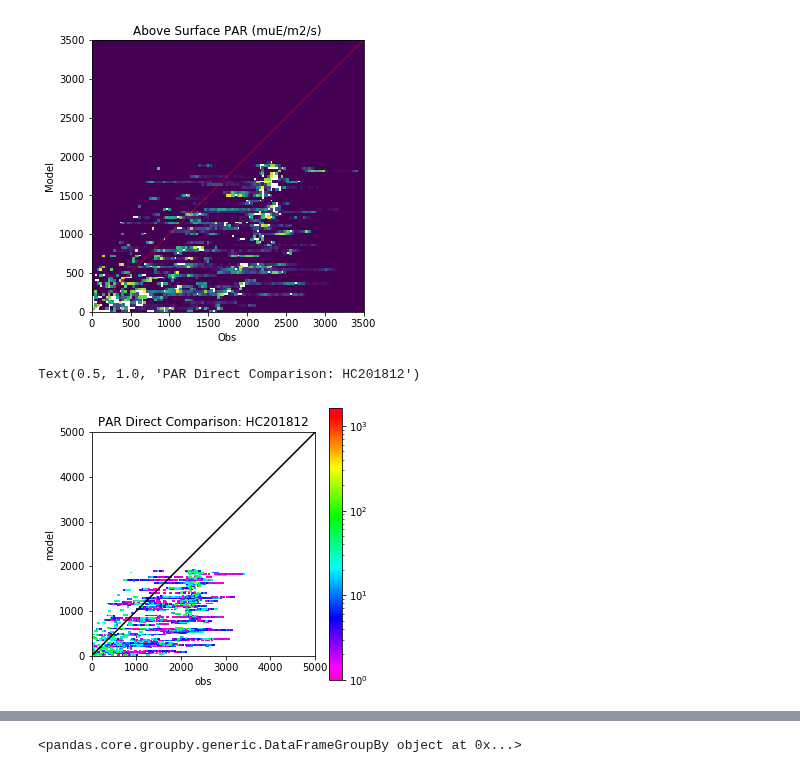
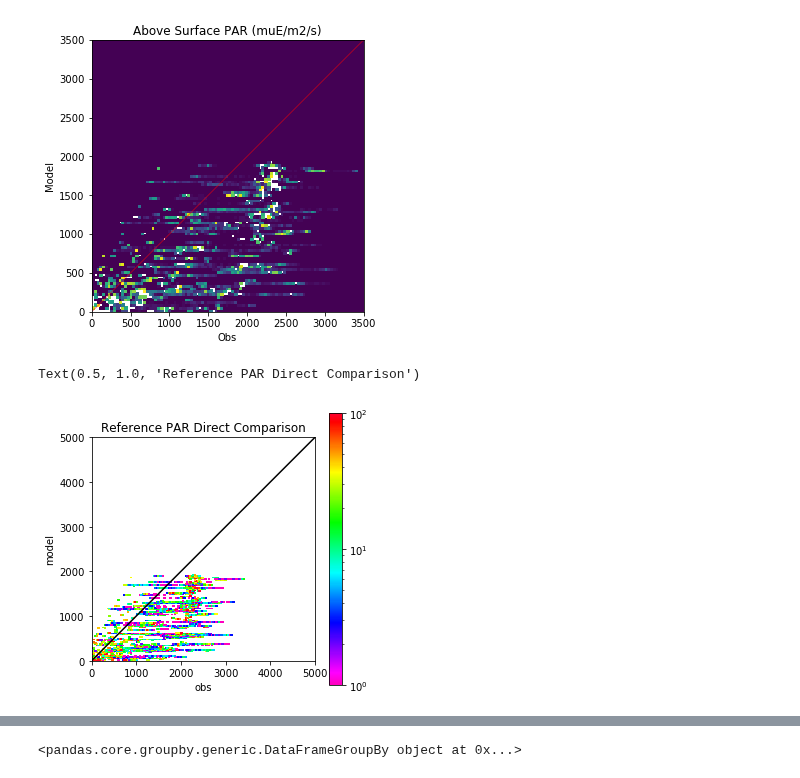
Before and after one commit to SalishSeaCast/analysis-elise-2, a Jupyter notebook: notebooks/PARPaper/eval/compPARForcing.ipynb, the cells around one changed output, grey strips where cells are left out. Saved outputs shown, nothing was run; the diff lists cells and outputs as text; code cells hidden in the pictures.

```diff
--- a/notebooks/PARPaper/eval/compPARForcing.ipynb
+++ b/notebooks/PARPaper/eval/compPARForcing.ipynb
@@ -150,3 +122,5 @@ pickle.dump(data,open('loadPARCTDops.pkl','wb'))
+# %%
+data=pickle.load(open('loadPARCTDops.pkl','rb'))
 # %%
 data['mod_solar']=data['mod_solar']*r_PAR_I*r_uE_W
 # %%
@@ -181,17 +155,17 @@ ax.plot((0,3500),(0,3500),'r-',lw=.5)
 # %%
 ii=(data['mod_solar']>=0)&(data['PARRef']>=0)
 fig,ax=plt.subplots(1,1,figsize=(5,5))
 yy=data.loc[ii,['mod_solar']].values
 xx=data.loc[ii,['PARRef']].values
-_,_,_,m=ax.hist2d(xx[:,0],yy[:,0],bins=100,norm=mpl.colors.LogNorm(), cmap=mpl.cm.gist_rainbow_r);
+_,_,_,m=ax.hist2d(xx[:,0],yy[:,0],bins=100,norm=mpl.colors.LogNorm(), cmap=mpl.cm.gist_rainbow_r,vmin=1,vmax=10**2);
 fig.colorbar(m,ax=ax)
 ax.set_xlim(0,5000)
 ax.set_ylim(0,5000)
 ax.set_aspect(1)
 ax.plot((0,5000),(0,5000),'k-')
 ax.set_xlabel('obs')
 ax.set_ylabel('model')
 ax.set_title('Reference PAR Direct Comparison')
 # %% [output]
-Text(0.5, 1.0, 'PAR Direct Comparison: HC201812')
+Text(0.5, 1.0, 'Reference PAR Direct Comparison')
-[figure, old version]
+[figure, new version]
```
Also changed, not shown: parts of 16 cells of this notebook, 14 other files.
